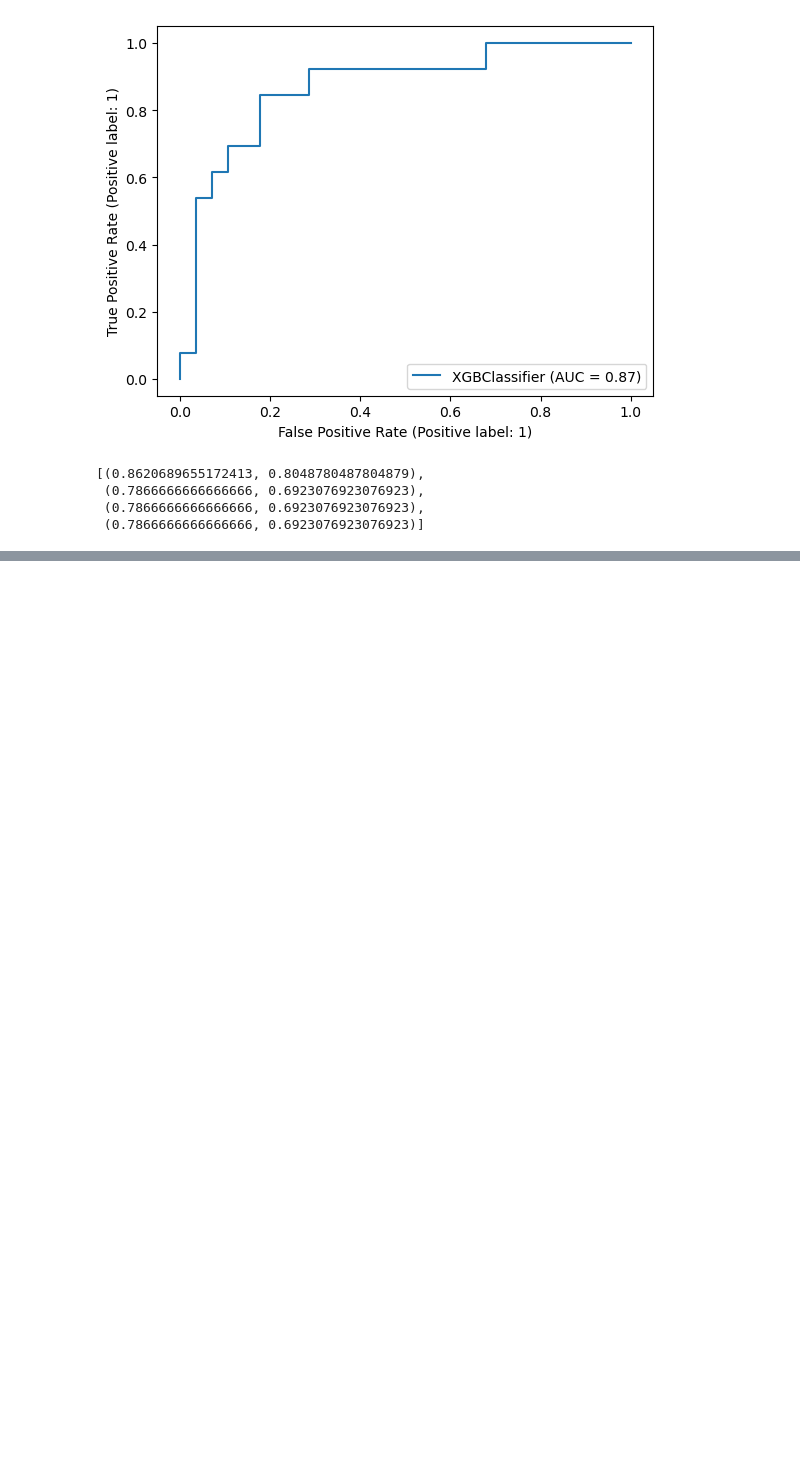
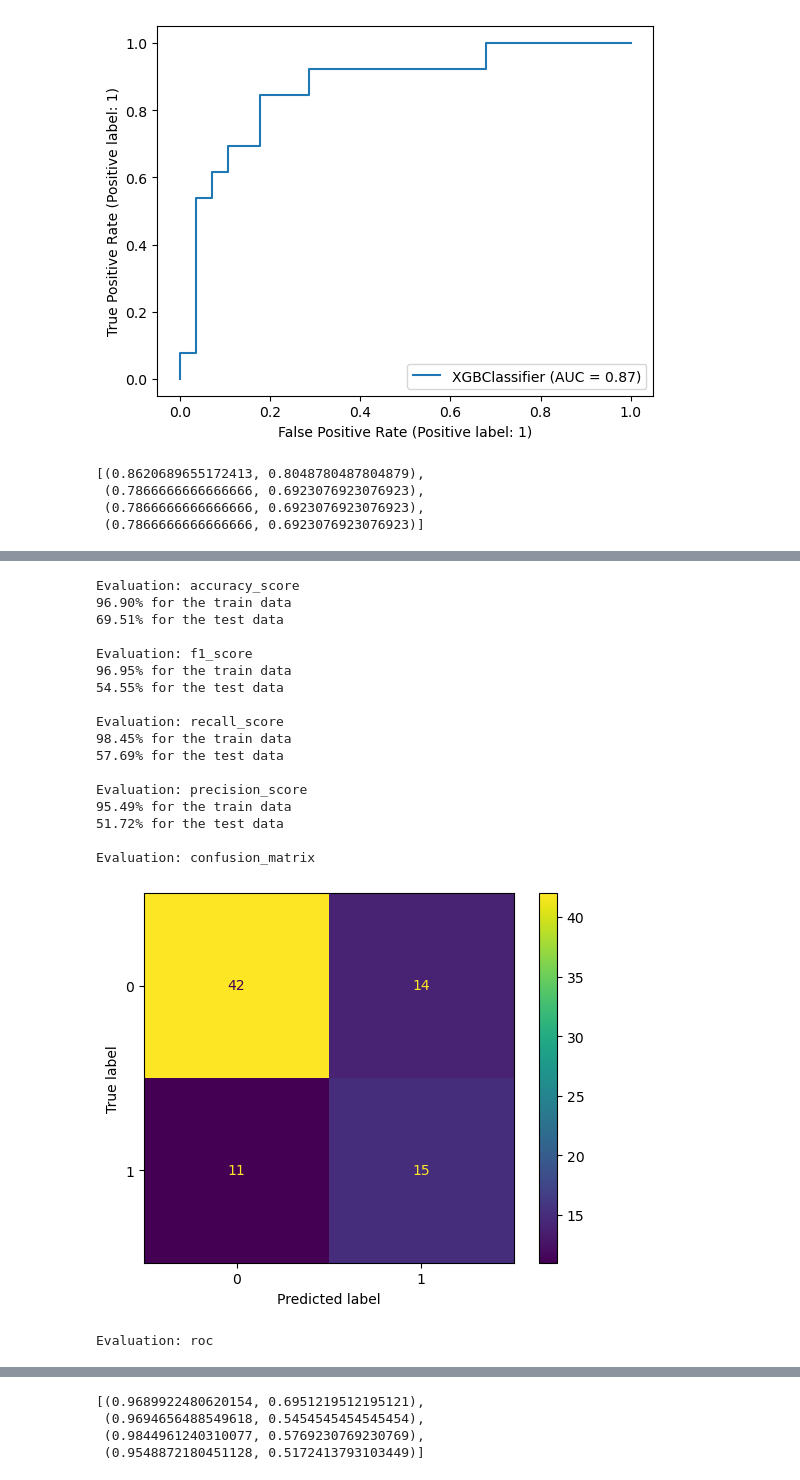
Before and after one commit to kimlindner/Type2DiabetesDetection_ML_Project, a Jupyter notebook: XGBoost.ipynb, the cells around one changed output, grey strips where cells are left out. Cells and saved outputs as stored; diff of their text form; code cells hidden in the pictures; blank space fills up the shorter version.

```diff
--- a/XGBoost.ipynb
+++ b/XGBoost.ipynb
@@ -189,0 +245,8 @@ Evaluation: roc
+# %%
+grid_params = {
+        'max_depth': [3, 4, 5, 6],
+        'n_estimators': [60, 100, 140, 200],
+        'learning_rate': [0.3, 0.1, 0.01, 0.05]
+        }
+
+run_gridsearchCV(xgb_classifier, grid_params, X_train, y_train, ros="ros")
@@ -189,0 +271,23 @@ Evaluation: roc
+# %%
+acc_best_model = load_model(xgb_classifier, 'accuracy')
+model_eval(acc_best_model, X_train, X_test, y_train, y_test, confusion=True, roc=True)
+# %% [output]
+Evaluation: accuracy_score
+96.90% for the train data
+69.51% for the test data
+
+Evaluation: f1_score
+96.95% for the train data
+54.55% for the test data
+
+Evaluation: recall_score
+98.45% for the train data
+57.69% for the test data
+
+Evaluation: precision_score
+95.49% for the train data
+51.72% for the test data
+
+Evaluation: confusion_matrix
+[figure, added]
+Evaluation: roc
@@ -189,0 +295,4 @@ Evaluation: roc
+[(0.9689922480620154, 0.6951219512195121),
+ (0.9694656488549618, 0.5454545454545454),
+ (0.9844961240310077, 0.5769230769230769),
+ (0.9548872180451128, 0.5172413793103449)]
```
Also changed, not shown: parts of 11 cells of this notebook, 5 other files.
